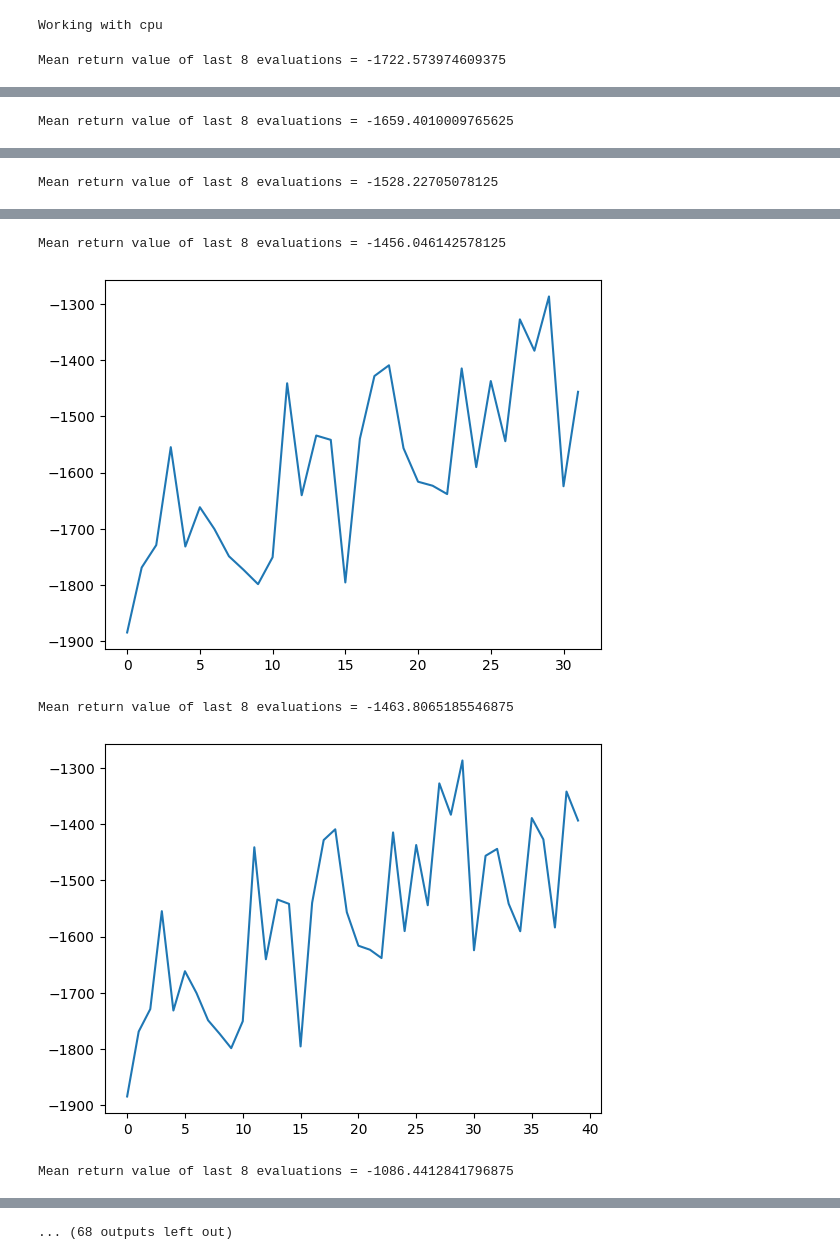
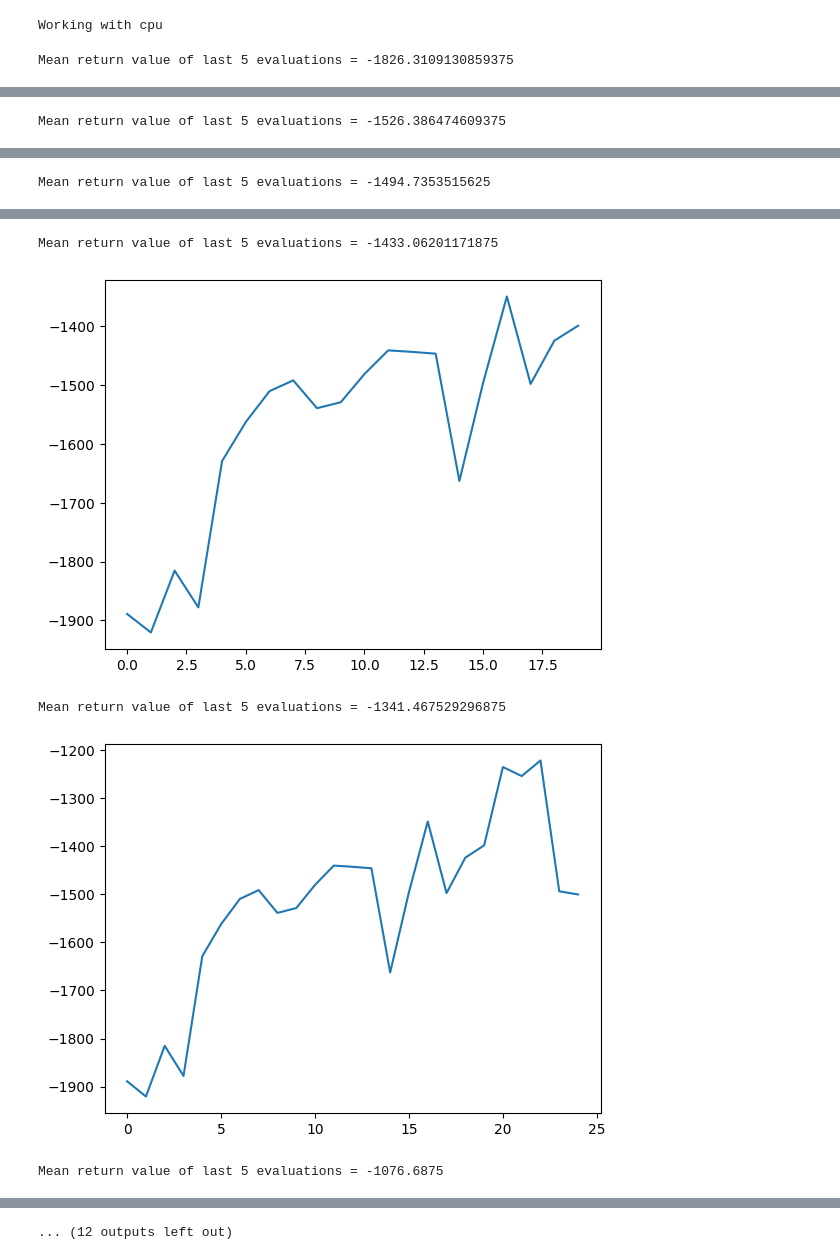
Before and after one commit to prerak-123/Reinforcement-Learning-AI-Race-Car, a Jupyter notebook: DDPG/Pendulum/ddpg_pendulum.ipynb, the cells around one changed output, grey strips where cells are left out. Saved outputs shown, nothing was run; the diff lists cells and outputs as text; code cells hidden in the pictures.

```diff
--- a/DDPG/Pendulum/ddpg_pendulum.ipynb
+++ b/DDPG/Pendulum/ddpg_pendulum.ipynb
@@ -180,8 +180,8 @@ class DDPG:
         states = torch.from_numpy(states).to(device)
         actions = torch.from_numpy(actions).to(device)
         next_states = torch.from_numpy(next_states).to(device)
-        rewards = torch.from_numpy(rewards).to(device)
-        is_terminals = torch.from_numpy(is_terminals).to(device)
+        rewards = torch.from_numpy(rewards).to(device).unsqueeze(0).T
+        is_terminals = torch.from_numpy(is_terminals).to(device).unsqueeze(0).T
 
         argmax_a_q_sp = self.target_policy_model(next_states)
         max_a_q_sp = self.target_value_model(next_states, argmax_a_q_sp)
@@ -265,10 +265,10 @@ DECAY_STEPS = int(5e4)
 agent = DDPG(env, GAMMA, BUFFER_SIZE, BATCH_SIZE, HIDDEN_DIMS, optim.Adam, optim.Adam, TAU, UPDATE_EVERY, DECAY_STEPS, LR)
 
 TIME_STAMPS = int(4e5)
-STEP = 15
-EVAL = 8
+STEP = 5
+EVAL = 5
 GOAL = -250
 agent.train(TIME_STAMPS, STEP, EVAL, GOAL)
 agent.env.close()
 # %% [output]
-Mean return value of last 8 evaluations = -1722.573974609375
+Mean return value of last 5 evaluations = -1826.3109130859375
@@ -276 +276 @@ Mean return value of last 8 evaluations = -1722.573974609375
-Mean return value of last 8 evaluations = -1659.4010009765625
+Mean return value of last 5 evaluations = -1526.386474609375
@@ -278 +278 @@ Mean return value of last 8 evaluations = -1659.4010009765625
-Mean return value of last 8 evaluations = -1528.22705078125
+Mean return value of last 5 evaluations = -1494.7353515625
@@ -280,5 +280,5 @@ Mean return value of last 8 evaluations = -1528.22705078125
-Mean return value of last 8 evaluations = -1456.046142578125
+Mean return value of last 5 evaluations = -1433.06201171875
-[figure, old version]
+[figure, new version]
-Mean return value of last 8 evaluations = -1463.8065185546875
+Mean return value of last 5 evaluations = -1341.467529296875
-[figure, old version]
+[figure, new version]
-Mean return value of last 8 evaluations = -1086.4412841796875
+Mean return value of last 5 evaluations = -1076.6875
@@ -286 +286 @@ Mean return value of last 8 evaluations = -1086.4412841796875
-... (68 outputs left out)
+... (12 outputs left out)
```
Also changed, not shown: parts of 1 cell of this notebook, 3 other files.
